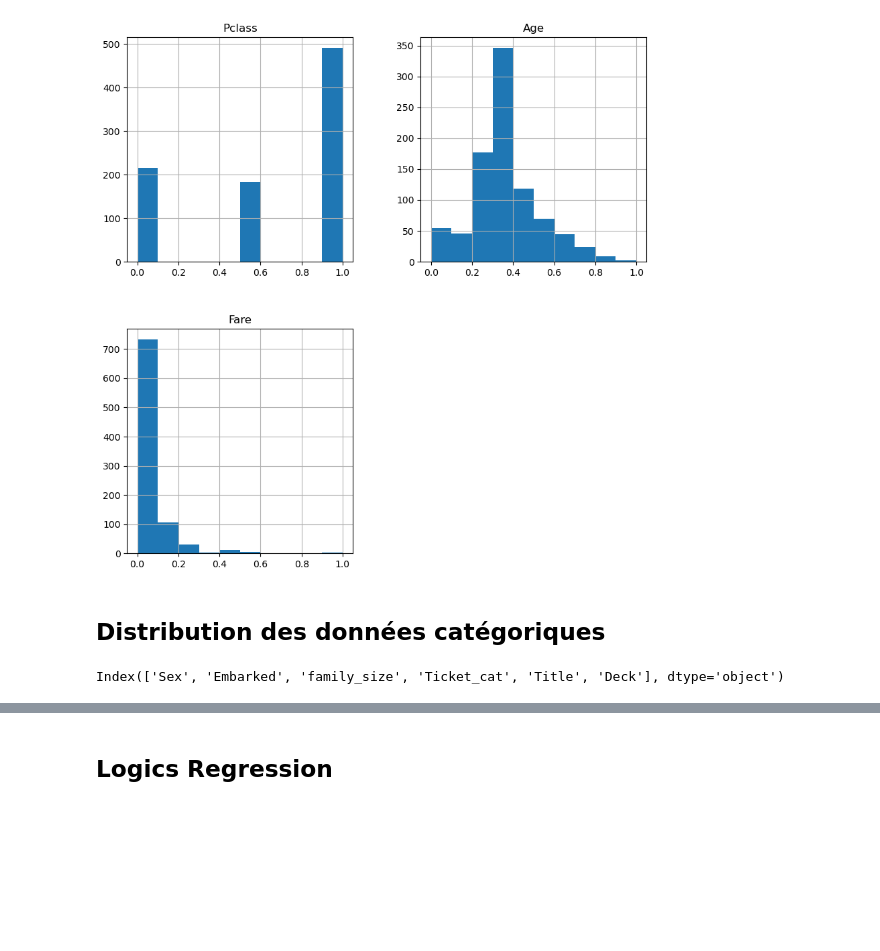
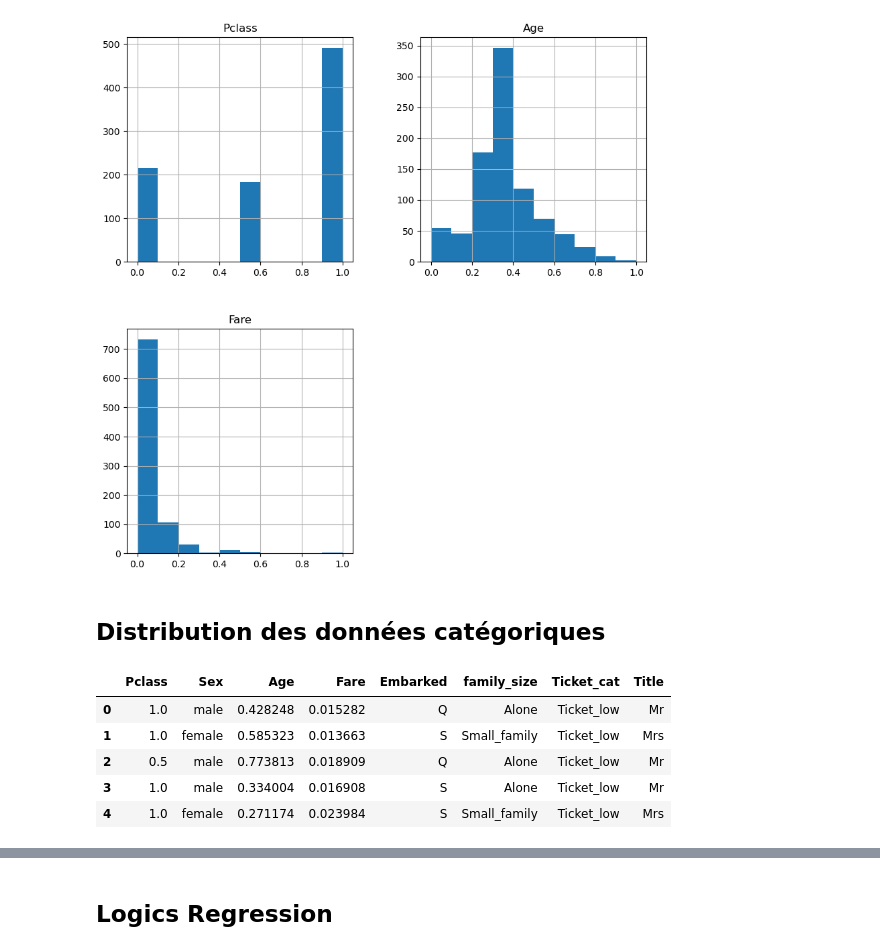
Before and after one commit to Justin-De-Sio/TitanicML, a Jupyter notebook: main.ipynb, the cells around one changed output, grey strips where cells are left out. Saved outputs shown, nothing was run; the diff lists cells and outputs as text; code cells hidden in the pictures; blank space fills up the shorter version.

```diff
--- a/main.ipynb
+++ b/main.ipynb
@@ -207,9 +201,14 @@ array([[<Axes: title={'center': 'Pclass'}>,
 ## Distribution des données catégoriques
 # %%
 cat_columns = X_train.select_dtypes(include=['object']).columns
-print(cat_columns)
+X_test.head()
 # %% [output]
-Index(['Sex', 'Embarked', 'family_size', 'Ticket_cat', 'Title', 'Deck'], dtype='object')
+|  | Pclass | Sex | Age | Fare | Embarked | family_size | Ticket_cat | Title |
+| 0 | 1.0 | male | 0.428248 | 0.015282 | Q | Alone | Ticket_low | Mr |
+| 1 | 1.0 | female | 0.585323 | 0.013663 | S | Small_family | Ticket_low | Mrs |
+| 2 | 0.5 | male | 0.773813 | 0.018909 | Q | Alone | Ticket_low | Mr |
+| 3 | 1.0 | male | 0.334004 | 0.016908 | S | Alone | Ticket_low | Mr |
+| 4 | 1.0 | female | 0.271174 | 0.023984 | S | Small_family | Ticket_low | Mrs |
 # %%
 from sklearn.preprocessing import LabelEncoder
 
```
Also changed, not shown: parts of 16 cells of this notebook.
